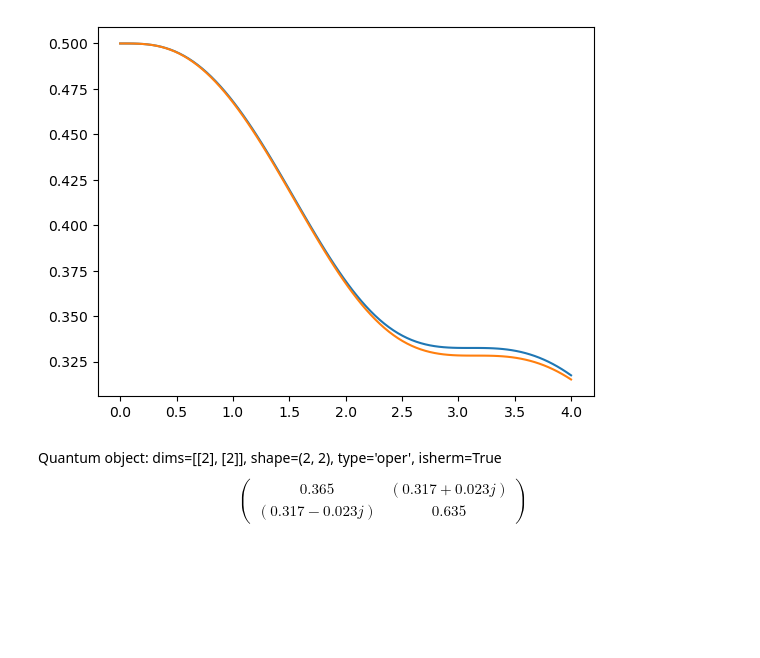
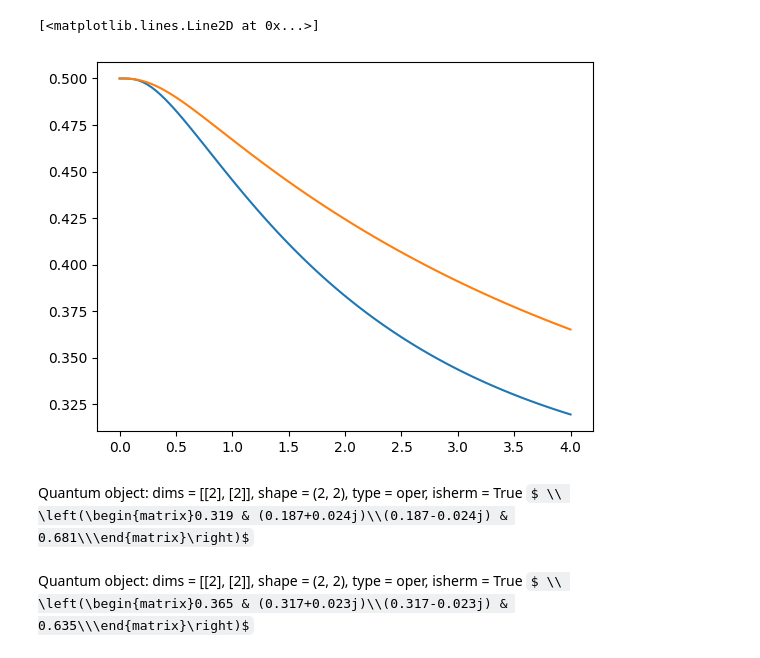
Before and after one commit to mcditoos/NonMarkovianMethods, a Jupyter notebook: cumulant/example qutip.ipynb, the cells around one changed output. Drawn from its saved outputs; the diff is of its cells as text; code cells hidden in the pictures; some formulas as TeX source; blank space fills up the shorter version.

```diff
--- a/cumulant/example qutip.ipynb
+++ b/cumulant/example qutip.ipynb
@@ -18,7 +17,15 @@ cc = csolve(Hsys,t , 1e-4, alpha, gamma, T, Q, "od")
+# %%
+bath=OhmicBath(T,alpha,gamma)
+bath2 = OverdampedBath(T,alpha,gamma)
+# %%
+cc = csolve(Hsys,t ,bath, Q)
+cc2 = csolve(Hsys, t ,bath2, Q,eps=1e-6)
 # %%
 rho0=0.5*Qobj([[1,1],[1,1]])
 # %%
 result=cc.evolution(rho0)
+# %%
+result2 = cc2.evolution(rho0)
 # %%
 import matplotlib.pyplot as plt
 # %%
@@ -43,10 +38,16 @@ Total run time:  10.19s
 # %%
-plt.plot(t,np.abs(population(result,0,1)))
-plt.plot(t, np.abs(population(result_h.states, 0, 1)))
-plt.show()
+plt.plot(t,np.abs(population(result,0,0)))
+plt.plot(t, np.abs(population(result2, 0, 0)))
+# plt.plot(t, np.abs(population(result_h.states, 0, 1)))
+# plt.show()
 # %% [output]
+[<matplotlib.lines.Line2D at 0x...>]
-[figure, old version]
+[figure, new version]
 # %%
 result[-1]
 # %% [output]
-Quantum object: dims=[[2], [2]], shape=(2, 2), type='oper', isherm=True$$\left(\begin{array}{cc}0.365 & (0.317+0.023j)\\(0.317-0.023j) & 0.635\end{array}\right)$$
+Quantum object: dims = [[2], [2]], shape = (2, 2), type = oper, isherm = True $ \\ \left(\begin{matrix}0.319 & (0.187+0.024j)\\(0.187-0.024j) & 0.681\\\end{matrix}\right)$
+# %%
+result2[-1]
+# %% [output]
+Quantum object: dims = [[2], [2]], shape = (2, 2), type = oper, isherm = True $ \\ \left(\begin{matrix}0.365 & (0.317+0.023j)\\(0.317-0.023j) & 0.635\\\end{matrix}\right)$
```
Also changed, not shown: parts of 4 cells of this notebook.
